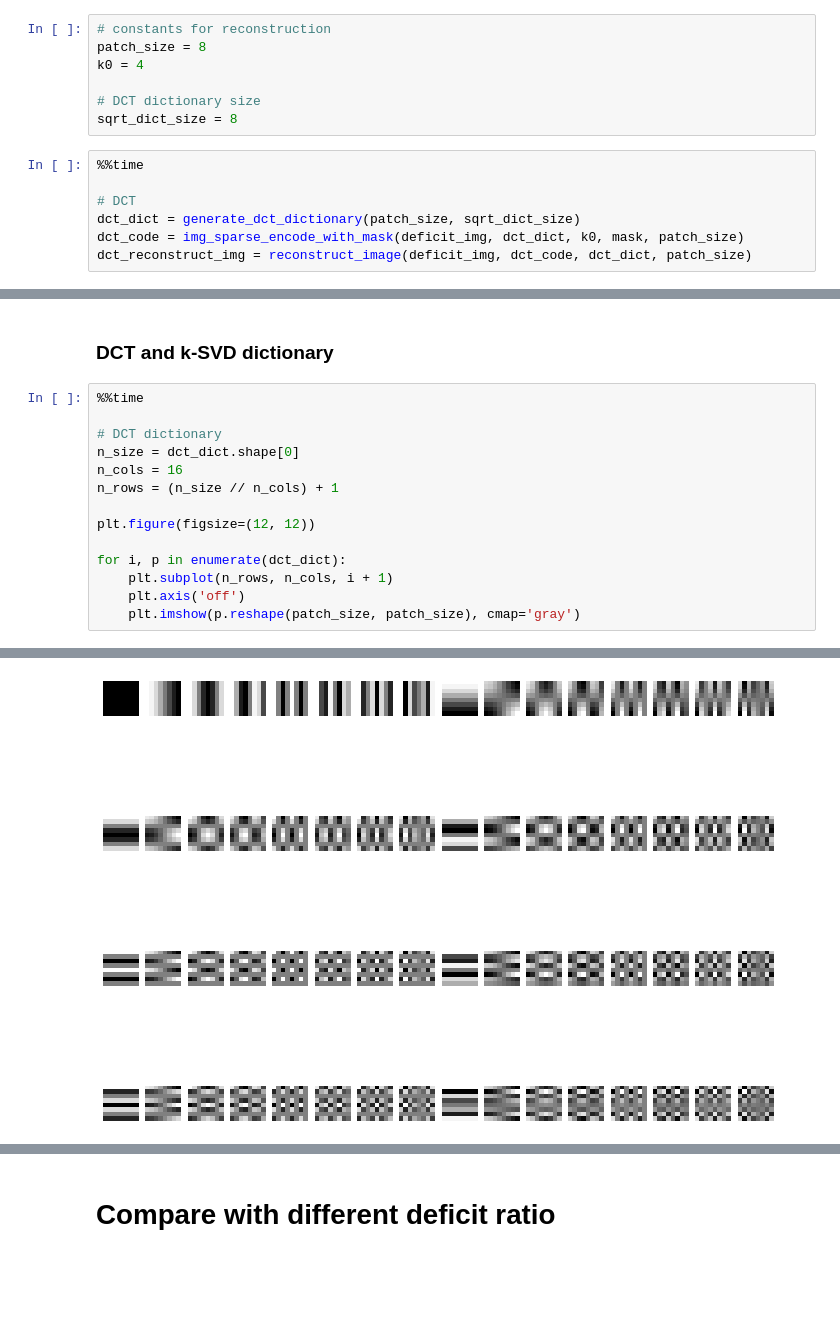
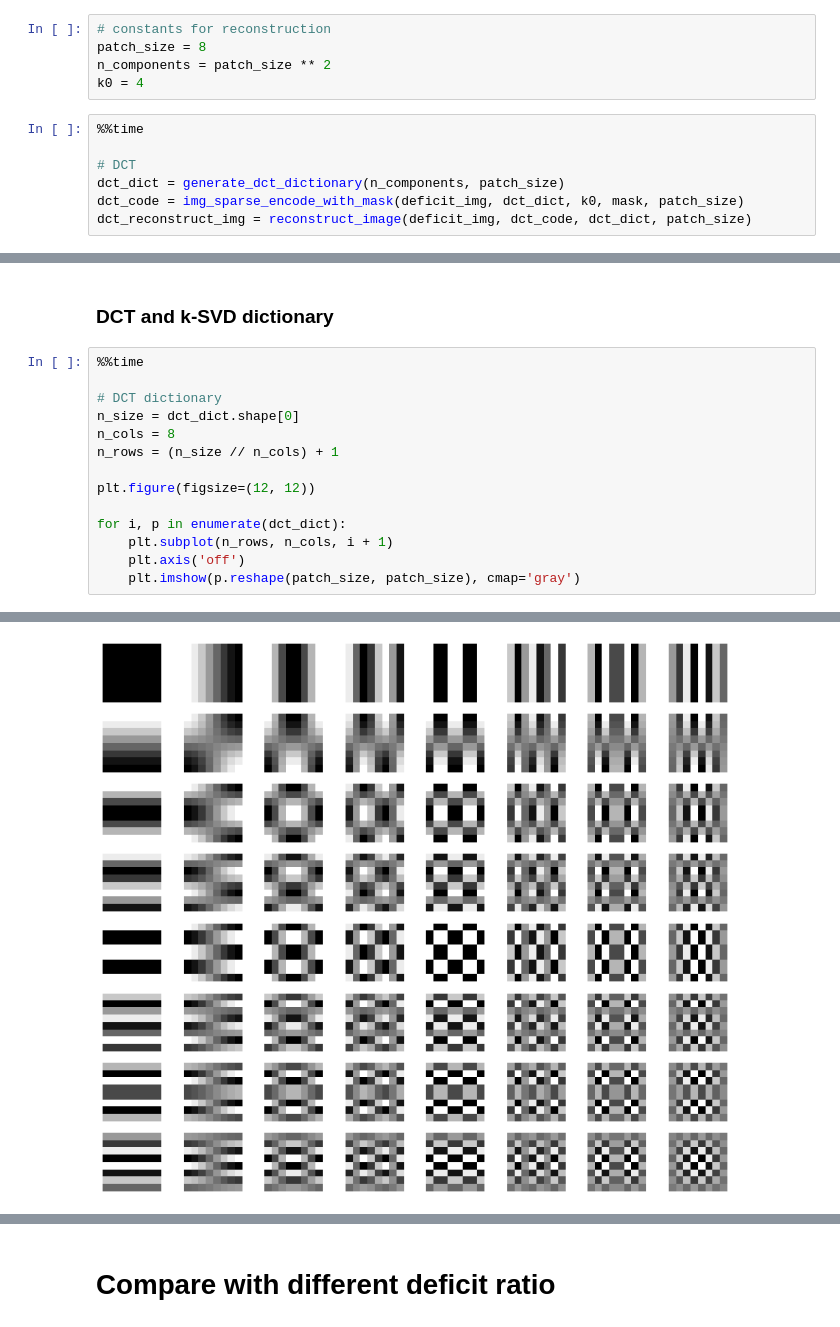
Before and after one commit to hacarus/spm-image, a Jupyter notebook: examples/ksvd_inpainting.ipynb, the cells around one changed output, grey strips where cells are left out. Drawn from its saved outputs; the diff is of its cells as text; blank space fills up the shorter version.

```diff
--- a/examples/ksvd_inpainting.ipynb
+++ b/examples/ksvd_inpainting.ipynb
@@ -91,15 +94,13 @@ def generate_ksvd_dictionary(img, k0, patch_size, sqrt_dict_size):
 # %%
 # constants for reconstruction
 patch_size = 8
+n_components = patch_size ** 2
 k0 = 4
-
-# DCT dictionary size
-sqrt_dict_size = 8
 # %%
 %%time
 
 # DCT
-dct_dict = generate_dct_dictionary(patch_size, sqrt_dict_size)
+dct_dict = generate_dct_dictionary(n_components, patch_size)
 dct_code = img_sparse_encode_with_mask(deficit_img, dct_dict, k0, mask, patch_size)
 dct_reconstruct_img = reconstruct_image(deficit_img, dct_code, dct_dict, patch_size)
 # %% [output]
@@ -149,7 +150,7 @@ plt.tight_layout()
 
 # DCT dictionary
 n_size = dct_dict.shape[0]
-n_cols = 16
+n_cols = 8
 n_rows = (n_size // n_cols) + 1
 
 plt.figure(figsize=(12, 12))
@@ -164,4 +165,4 @@ Wall time: 576 ms
-[figure, old version]
+[figure, new version]
 # %%
 %%time
 
```
Also changed, not shown: parts of 10 cells of this notebook, 1 other file.
